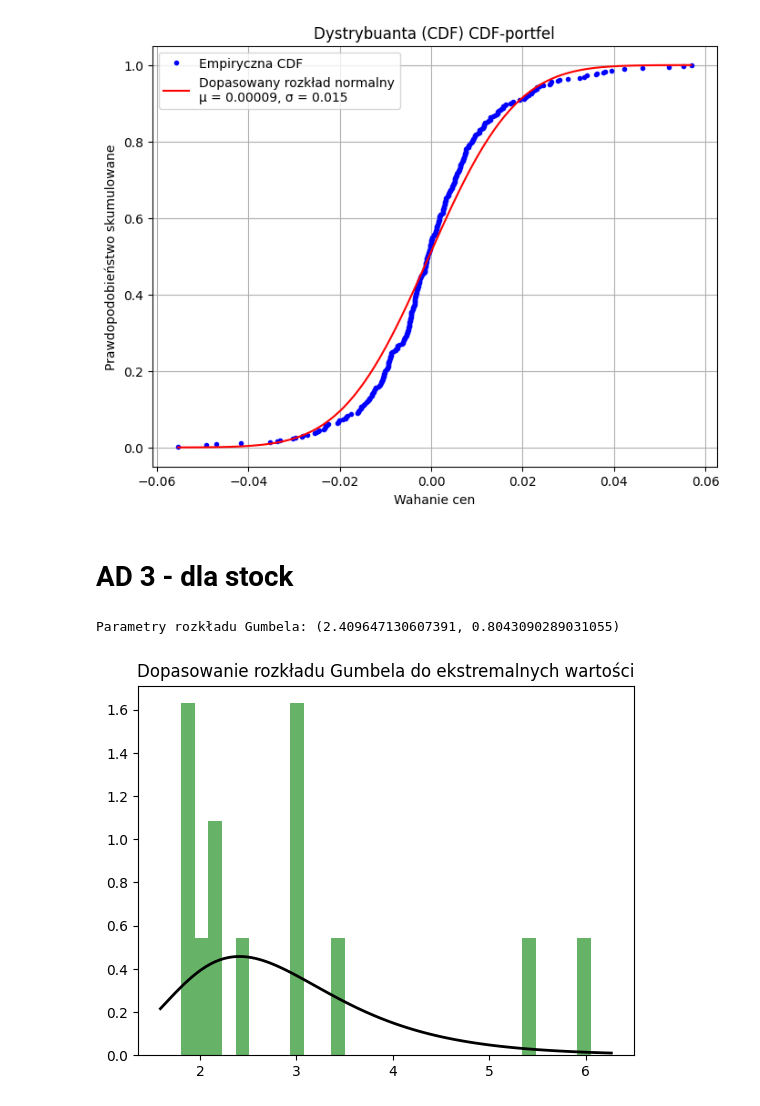
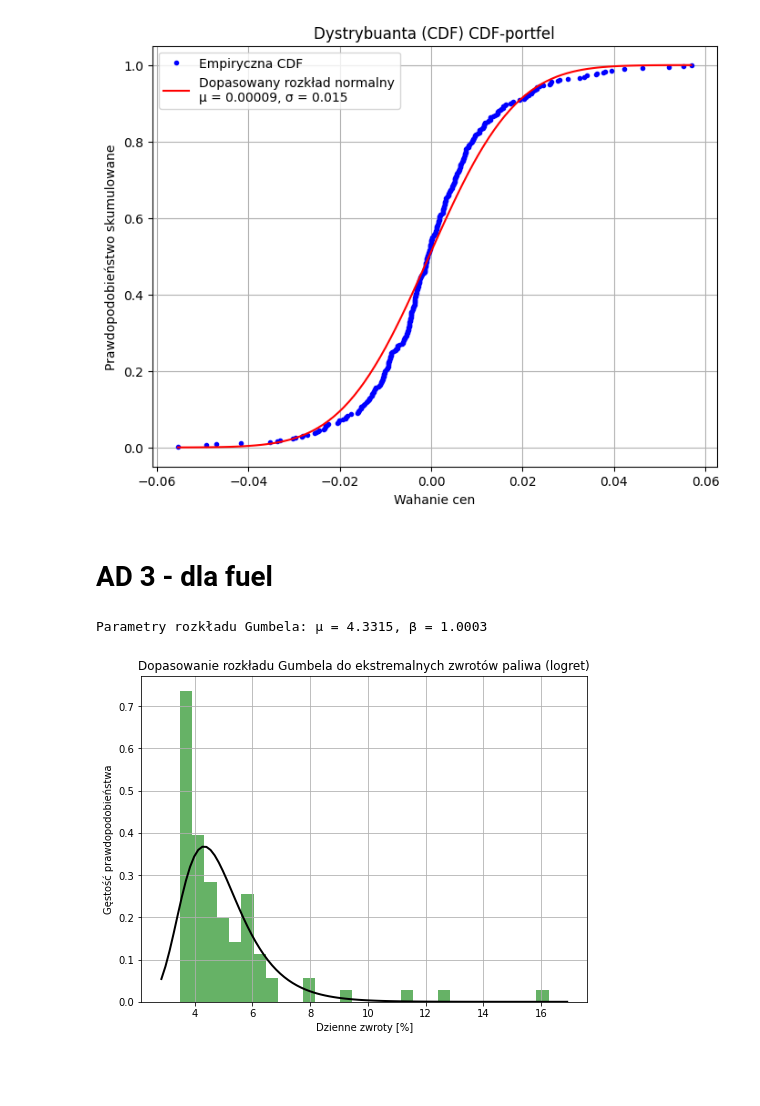
Before and after one commit to werpyr1003/Zarz-dzanie_ryzykiem_McDonald_Corporation, a Jupyter notebook: Projekt_2/Kody.ipynb, the cells around one changed output. Cells and saved outputs as stored; diff of their text form; code cells hidden in the pictures; blank space fills up the shorter version.

```diff
--- a/Projekt_2/Kody.ipynb
+++ b/Projekt_2/Kody.ipynb
@@ -149,3 +185,11 @@ logret_tomato_data = df['logret_tomato_data']
 print(len(beef_data),len( onion_data),len( tomato_data))
 # %% [output]
 252 252 252
+# %%
+# Uzupełniamy braki za pomocą interpolacji liniowej
+fuel_prices_interpolated = fuel_prices.interpolate(method='linear')
+
+# Wybieramy 252 najnowsze dane
+fuel_prices_252 = fuel_prices_interpolated.sort_index(ascending=False).iloc[:252]
+
+fuel_prices_252
@@ -151,0 +210,8 @@ print(len(beef_data),len( onion_data),len( tomato_data))
+# %%
+# Obliczamy logarytmiczne stopy zwrotu dla najnowszych 252 danych
+logret_fuel = np.log(fuel_prices_252 / fuel_prices_252.shift(1))
+
+# Uzupełniamy NaN (pierwszy element) np. jako 0, aby długość była zachowana
+logret_fuel.fillna(0, inplace=True)
+
+logret_fuel
@@ -825,47 +912,44 @@ plot_cdf(logret_portfel_data, 'CDF-portfel')
 # %% [output]
 [figure]
 # %% [markdown]
-# AD 3 - dla stock
+# AD 3 - dla fuel
 # %%
-import pandas as pd
-
-# stock df
-
-# Przykład zakłada, że mamy kolumnę 'Date' i 'Close' w pliku
-stock_df['Date'] = pd.to_datetime(stock_df['Date'])
-stock_df.set_index('Date', inplace=True)
-
-# Oblicz dzienne zmiany procentowe
-stock_df['Daily_Return'] = stock_df['Close'].pct_change() * 100
-
+import matplotlib.pyplot as plt
 import numpy as np
 import scipy.stats as stats
 
+# Przeliczamy logret_fuel na procenty, żeby wartości były bardziej czytelne
+daily_returns_percent = logret_fuel * 100
 
-# Wybór danych ekstremalnych: najwyższe 5% wartości (procentowo z dni roboczych)
-threshold = np.percentile(stock_df['Daily_Return'].dropna(), 95)
+# 95. percentyl – granica wartości ekstremalnych
+threshold = np.percentile(daily_returns_percent.dropna(), 95)
 
-# Ekstremalne wartości (powyżej progu)
-extreme_values =stock_df[stock_df['Daily_Return'] > threshold]['Daily_Return']
+# Ekstremalne wartości powyżej progu
+extreme_values = daily_returns_percent[daily_returns_percent > threshold]
 
-# Dopasowanie rozkładu Gumbela do ekstremalnych wartości
+# Dopasowanie rozkładu Gumbela
 params = stats.gumbel_r.fit(extreme_values)
 
-# Wyświetlenie dopasowanych parametrów rozkładu
-print(f"Parametry rozkładu Gumbela: {params}")
+# Wypisanie parametrów
+print(f"Parametry rozkładu Gumbela: μ = {params[0]:.4f}, β = {params[1]:.4f}")
 
-# Rysowanie wykresu
-plt.hist(extreme_values, bins=30, density=True, alpha=0.6, color='g')
+# Rysowanie histogramu + gęstość rozkładu Gumbela
+plt.figure(figsize=(8, 6))
+plt.hist(extreme_values, bins=30, density=True, alpha=0.6, color='green')
+
 xmin, xmax = plt.xlim()
 x = np.linspace(xmin, xmax, 100)
 p = stats.gumbel_r.pdf(x, *params)
+
 plt.plot(x, p, 'k', linewidth=2)
-title = "Dopasowanie rozkładu Gumbela do ekstremalnych wartości"
-plt.title(title)
+plt.title("Dopasowanie rozkładu Gumbela do ekstremalnych zwrotów paliwa (logret)")
+plt.xlabel("Dzienne zwroty [%]")
+plt.ylabel("Gęstość prawdopodobieństwa")
+plt.grid(True)
 plt.show()
 # %% [output]
-Parametry rozkładu Gumbela: (2.409647130607391, 0.8043090289031055)
+Parametry rozkładu Gumbela: μ = 4.3315, β = 1.0003
-[figure, old version]
+[figure, new version]
 # %%
 # Obliczanie 1% VaR z dopasowanego rozkładu Gumbela (wartość, która nie będzie przekroczona w 1% dni roboczych)
 var_1_percent = stats.gumbel_r.ppf(0.01, *params)
```
Also changed, not shown: parts of 18 cells of this notebook.
